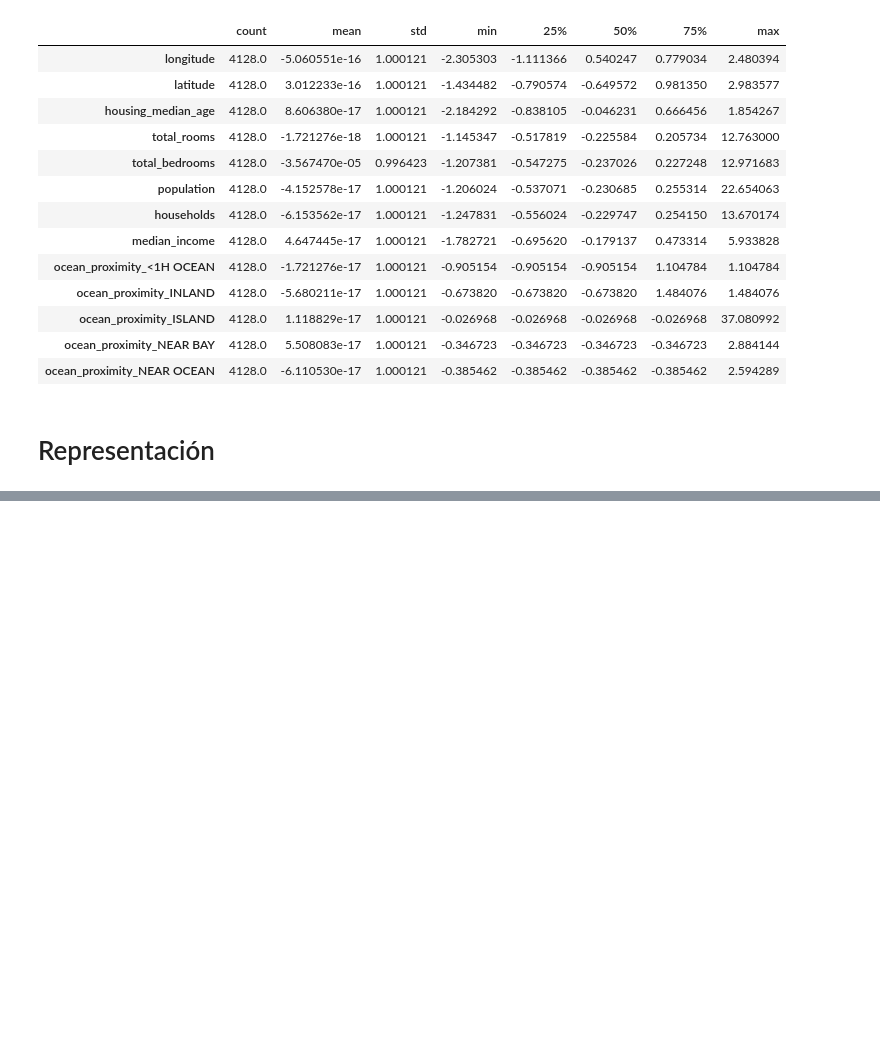
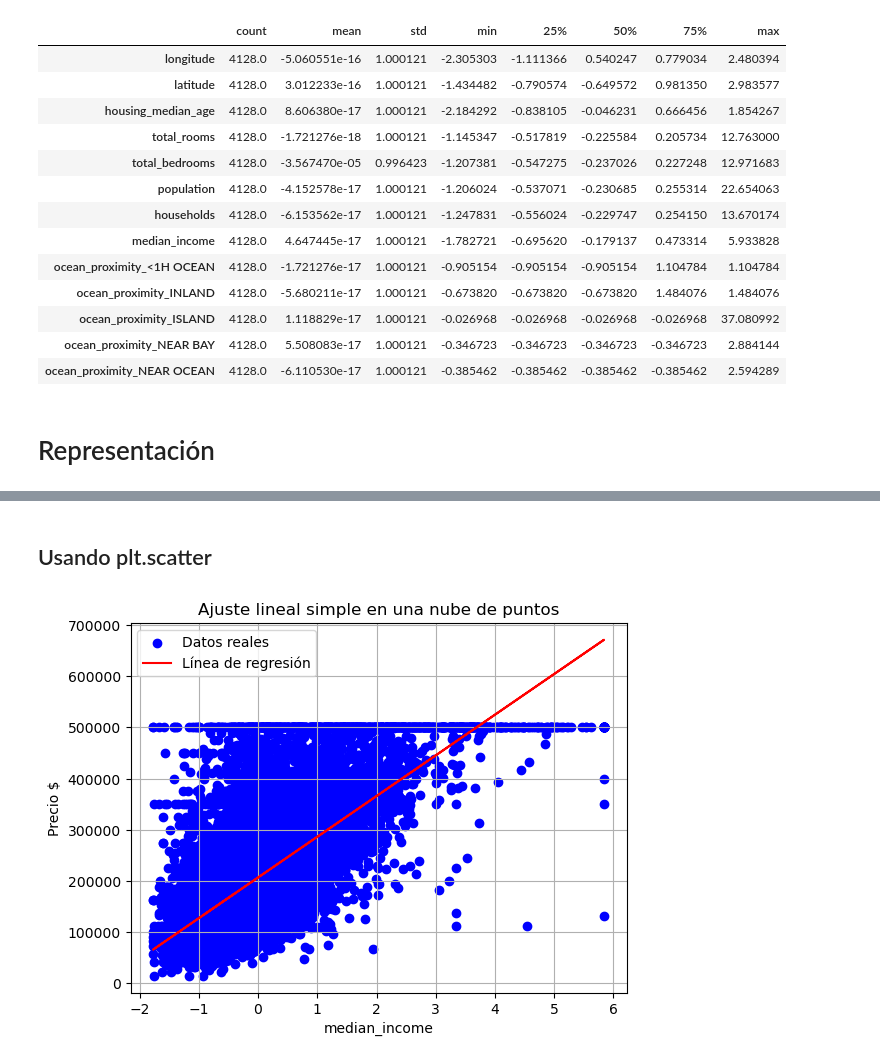
Before and after one commit to Socramer6588/pia23, a Jupyter notebook: KNN_EXAMEN.ipynb, the cells around one changed output, grey strips where cells are left out. Cells and saved outputs as stored; diff of their text form; code cells hidden in the pictures; blank space fills up the shorter version.

```diff
--- a/KNN_EXAMEN.ipynb
+++ b/KNN_EXAMEN.ipynb
@@ -373,0 +423,16 @@ def plot_regression(X, y, X_test = None, y_test = None, model = None):
+# %% [markdown]
+## Usando plt.scatter
+# %%
+model_linear = LinearRegression().fit(X_train_imputed[["median_income"]], y_train)
+
+plt.scatter(X_train_imputed[["median_income"]], y_train, c='blue', label='Datos reales')
+plt.plot(X_train_imputed[["median_income"]], model_linear.predict(X_train_imputed[["median_income"]]), c='red', label=f'Línea de regresión')
+
+plt.xlabel('median_income')  # Etiqueta del eje x
+plt.ylabel('Precio $')  # Etiqueta del eje y
+plt.title('Ajuste lineal simple en una nube de puntos')
+plt.legend() # Mostrar la leyenda
+plt.grid(True) # Agregar una cuadrícula
+plt.show() # Mostrar el gráfico
+# %% [output]
+[figure, added]
```
Also changed, not shown: parts of 13 cells of this notebook.
